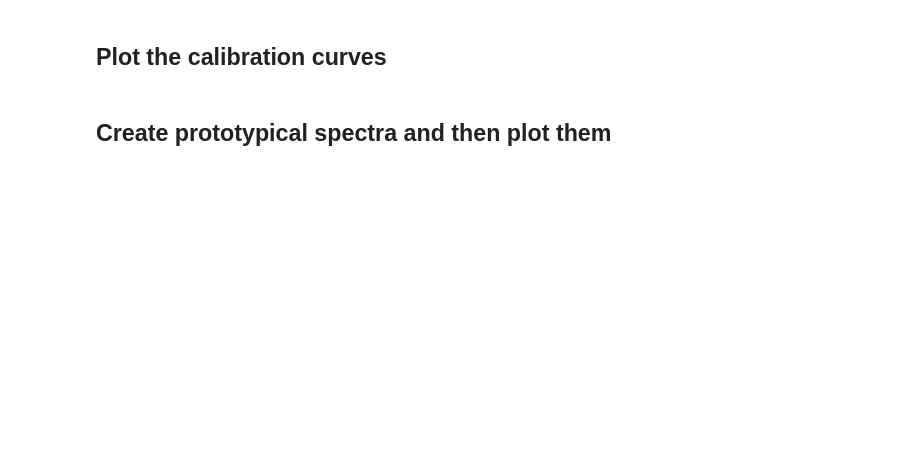
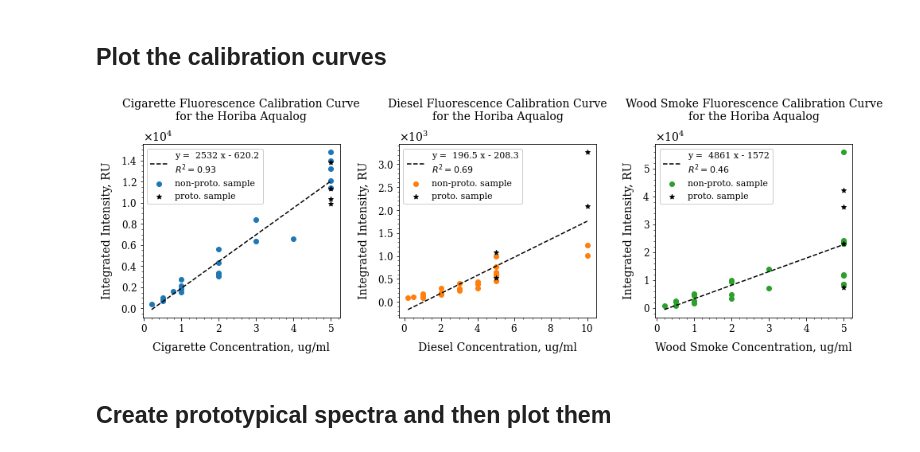
Before and after one commit to drewmee/PyEEM, a Jupyter notebook: examples/pyeem_tutorial.ipynb, the cells around one changed output. Drawn from its saved outputs; the diff is of its cells as text; code cells hidden in the pictures; blank space fills up the shorter version.

```diff
--- a/examples/pyeem_tutorial.ipynb
+++ b/examples/pyeem_tutorial.ipynb
@@ -451,7 +535,7 @@ display(cal_summary_df)
 # %% [markdown]
 ## Plot the calibration curves
 # %%
-def plot_calibration_curves(dataset, cal_df, subplots=False):
+def plot_calibration_curves(dataset, cal_df, subplots=False, fig_kwargs={}, plot_kwargs={}, **kwargs):
     colors = plt.rcParams["axes.prop_cycle"]()
     sources = cal_df.index.get_level_values(level="source").unique()
 
@@ -495,35 +579,39 @@ def plot_calibration_curves(dataset, cal_df, subplots=False):
                         source_df["concentration"].max())
         axes.flat[ax_idx].plot(
             x,
             cal_poly(x),
             label="y = %s\n$R^2=%.2f$" % (str(cal_poly).replace("\n", ""), r_squared),
             color="black",
             linestyle="--"
         )
 
         formatted_source_str = source.replace("_", " ").title()
         xlabel_str = "%s Concentration, %s" % (formatted_source_str, source_units)
-        axes.flat[ax_idx].set_xlabel(xlabel_str, fontsize=12)
-        axes.flat[ax_idx].set_ylabel(measurement_units, fontsize=12)
+        axes.flat[ax_idx].set_xlabel(xlabel_str, fontsize=14)
+        axes.flat[ax_idx].set_ylabel(measurement_units, fontsize=14)
         axes.flat[ax_idx].tick_params(axis="both", which="major", labelsize=12)
         axes.flat[ax_idx].set_title(
             "%s Fluorescence Calibration Curve\nfor the %s %s"
             % (
                 formatted_source_str,
                 dataset.instruments_df.eem.item().manufacturer,
                 dataset.instruments_df.eem.item().name.title(),
             ),
             pad=30,
             fontsize=14,
         )
         ax_line, ax_label = axes.flat[ax_idx].get_legend_handles_labels()
         lines.extend(ax_line)
         labels.extend(ax_label)
-        axes.flat[ax_idx].legend(loc="upper left")
+        axes.flat[ax_idx].legend(loc="upper left", fontsize=11)
         ax_idx += 1
 
-    plt.subplots_adjust(wspace=0.3)
+    hspace = kwargs.get("subplot_hspace", 0)
+    wspace = kwargs.get("subplot_wspace", 0.3)
+    plt.subplots_adjust(wspace=wspace, hspace=hspace)
     return axes
 
-axes = plot_calibration_curves(dataset, cal_df)
+axes = pyeem.plots.plot_calibration_curves(dataset, cal_df)
 plt.show()
+# %% [output]
+[figure, added]
```
Also changed, not shown: parts of 22 cells of this notebook, 9 other files.
